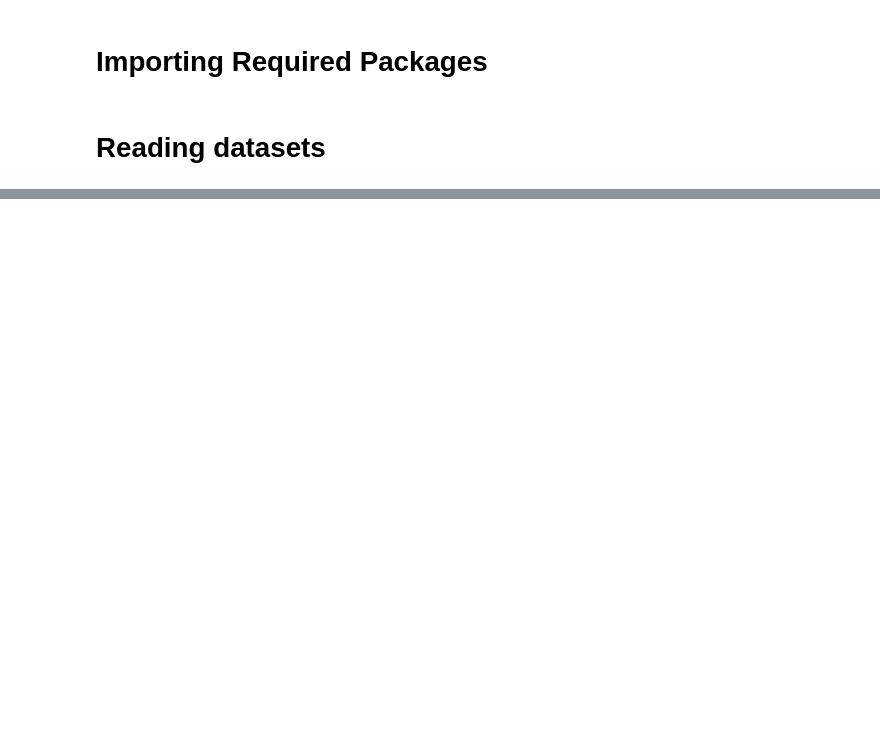
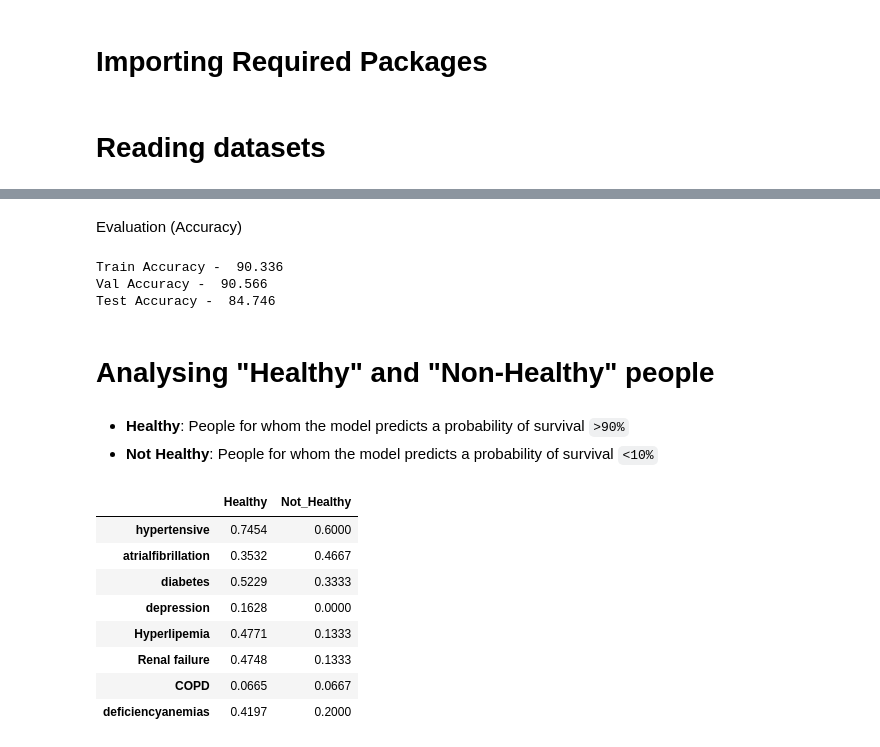
Before and after one commit to yashveersinghsohi/Hospital_Mortality_Prediction, a Jupyter notebook: Hospital_02_Model.ipynb, the cells around one changed output, grey strips where cells are left out. Drawn from its saved outputs; the diff is of its cells as text; code cells hidden in the pictures; blank space fills up the shorter version.

```diff
--- a/Hospital_02_Model.ipynb
+++ b/Hospital_02_Model.ipynb
@@ -53,0 +180,26 @@ print("Test Targets shape - ", test_targets.shape)
+# %% [markdown]
+Evaluation (Accuracy)
+# %%
+log_reg_train_accuracy = accuracy_score(
+    y_true=train_targets.to_numpy().ravel(), y_pred=log_reg_train_preds
+  )
+print("Train Accuracy - ", round(log_reg_train_accuracy*100, 3))
+
+log_reg_val_accuracy = accuracy_score(
+    y_true=val_targets.to_numpy().ravel(), y_pred=log_reg_val_preds
+  )
+print("Val Accuracy - ", round(log_reg_val_accuracy*100, 3))
+
+log_reg_test_accuracy = accuracy_score(
+    y_true=test_targets.to_numpy().ravel(), y_pred=log_reg_test_preds
+  )
+print("Test Accuracy - ", round(log_reg_test_accuracy*100, 3))
+# %% [output]
+Train Accuracy -  90.336
+Val Accuracy -  90.566
+Test Accuracy -  84.746
+# %% [markdown]
+# Analysing "Healthy" and "Non-Healthy" people
+# %% [markdown]
+- **Healthy**: People for whom the model predicts a probability of survival `>90%`
+- **Not Healthy**:  People for whom the model predicts a probability of survival `<10%`
@@ -53,0 +212,18 @@ print("Test Targets shape - ", test_targets.shape)
+# %%
+pd.DataFrame(
+    [
+     healthy[comorbid_features].mean(),
+     not_healthy[comorbid_features].mean()
+    ],
+    index=["Healthy", "Not_Healthy"]
+  ).T.round(4)
+# %% [output]
+|  | Healthy | Not_Healthy |
+| hypertensive | 0.7454 | 0.6000 |
+| atrialfibrillation | 0.3532 | 0.4667 |
+| diabetes | 0.5229 | 0.3333 |
+| depression | 0.1628 | 0.0000 |
+| Hyperlipemia | 0.4771 | 0.1333 |
+| Renal failure | 0.4748 | 0.1333 |
+| COPD | 0.0665 | 0.0667 |
+| deficiencyanemias | 0.4197 | 0.2000 |
```
Also changed, not shown: parts of 11 cells of this notebook.
